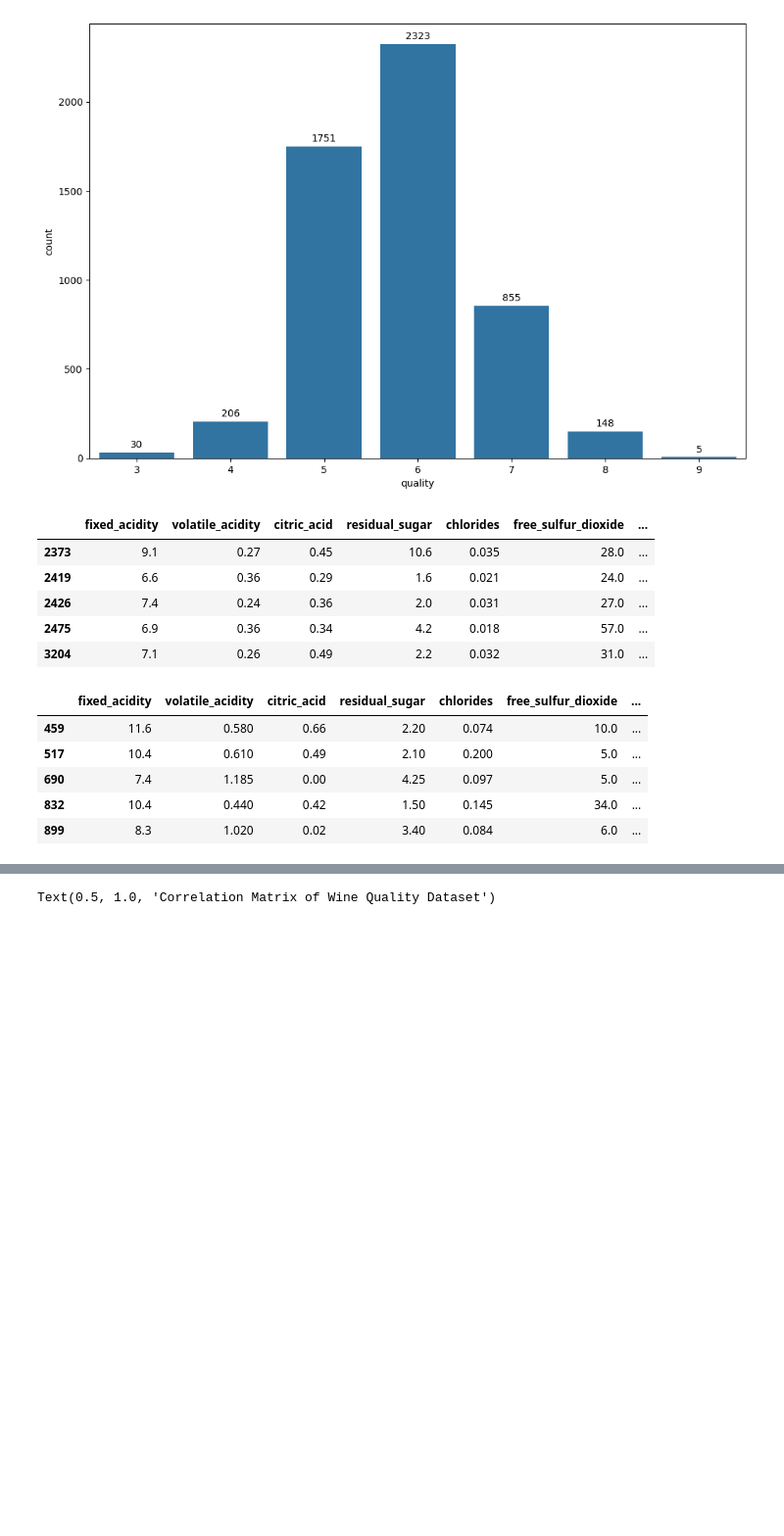
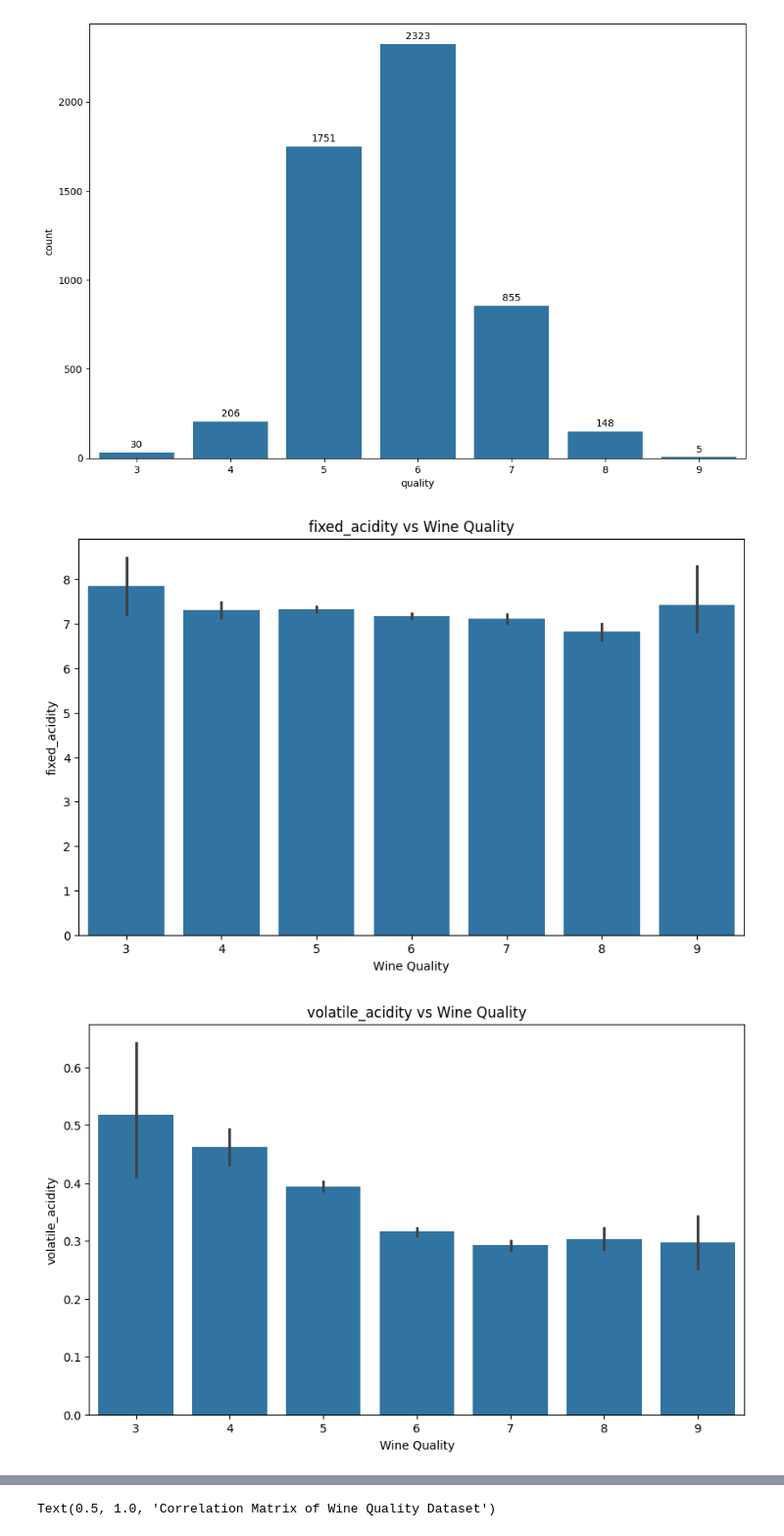
Before and after one commit to DenizBerkDemirag/wine-quality, a Jupyter notebook: eda_analysis.ipynb, the cells around one changed output, grey strips where cells are left out. Shown at 98% size. Saved outputs shown, nothing was run; the diff lists cells and outputs as text; code cells hidden in the pictures; blank space fills up the shorter version.

```diff
--- a/eda_analysis.ipynb
+++ b/eda_analysis.ipynb
@@ -168,9 +165,0 @@ df_high_quality = df[df['quality'] == 9]
-# %%
-df_high_quality
-# %% [output]
-|  | fixed_acidity | volatile_acidity | citric_acid | residual_sugar | chlorides | free_sulfur_dioxide | ... |
-| 2373 | 9.1 | 0.27 | 0.45 | 10.6 | 0.035 | 28.0 | ... |
-| 2419 | 6.6 | 0.36 | 0.29 | 1.6 | 0.021 | 24.0 | ... |
-| 2426 | 7.4 | 0.24 | 0.36 | 2.0 | 0.031 | 27.0 | ... |
-| 2475 | 6.9 | 0.36 | 0.34 | 4.2 | 0.018 | 57.0 | ... |
-| 3204 | 7.1 | 0.26 | 0.49 | 2.2 | 0.032 | 31.0 | ... |
@@ -179,9 +166,11 @@ df_low_quality = df[df['quality'] == 3]
-# %%
-df_low_quality.head()
-# %% [output]
-|  | fixed_acidity | volatile_acidity | citric_acid | residual_sugar | chlorides | free_sulfur_dioxide | ... |
-| 459 | 11.6 | 0.580 | 0.66 | 2.20 | 0.074 | 10.0 | ... |
-| 517 | 10.4 | 0.610 | 0.49 | 2.10 | 0.200 | 5.0 | ... |
-| 690 | 7.4 | 1.185 | 0.00 | 4.25 | 0.097 | 5.0 | ... |
-| 832 | 10.4 | 0.440 | 0.42 | 1.50 | 0.145 | 34.0 | ... |
-| 899 | 8.3 | 1.020 | 0.02 | 3.40 | 0.084 | 6.0 | ... |
+# %%
+for column in x.columns:
+    plt.figure(figsize=(10, 6))
+    sns.barplot(data=df, x='quality', y=column)
+    plt.title(f'{column} vs Wine Quality')
+    plt.xlabel('Wine Quality')
+    plt.ylabel(column)
+    plt.show()
+# %% [output]
+[figure, added]
+[figure, added]
```
Also changed, not shown: parts of 8 cells of this notebook.
